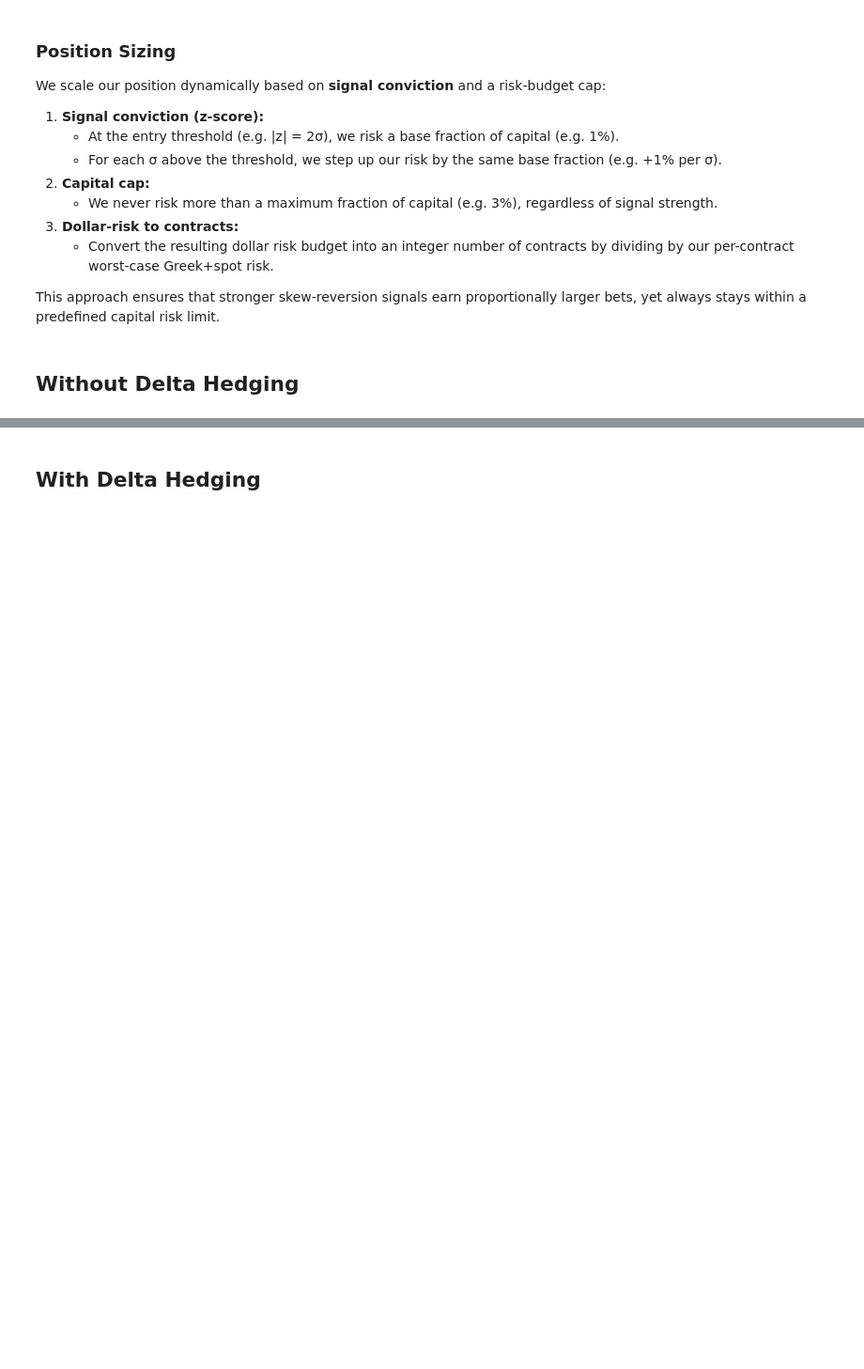
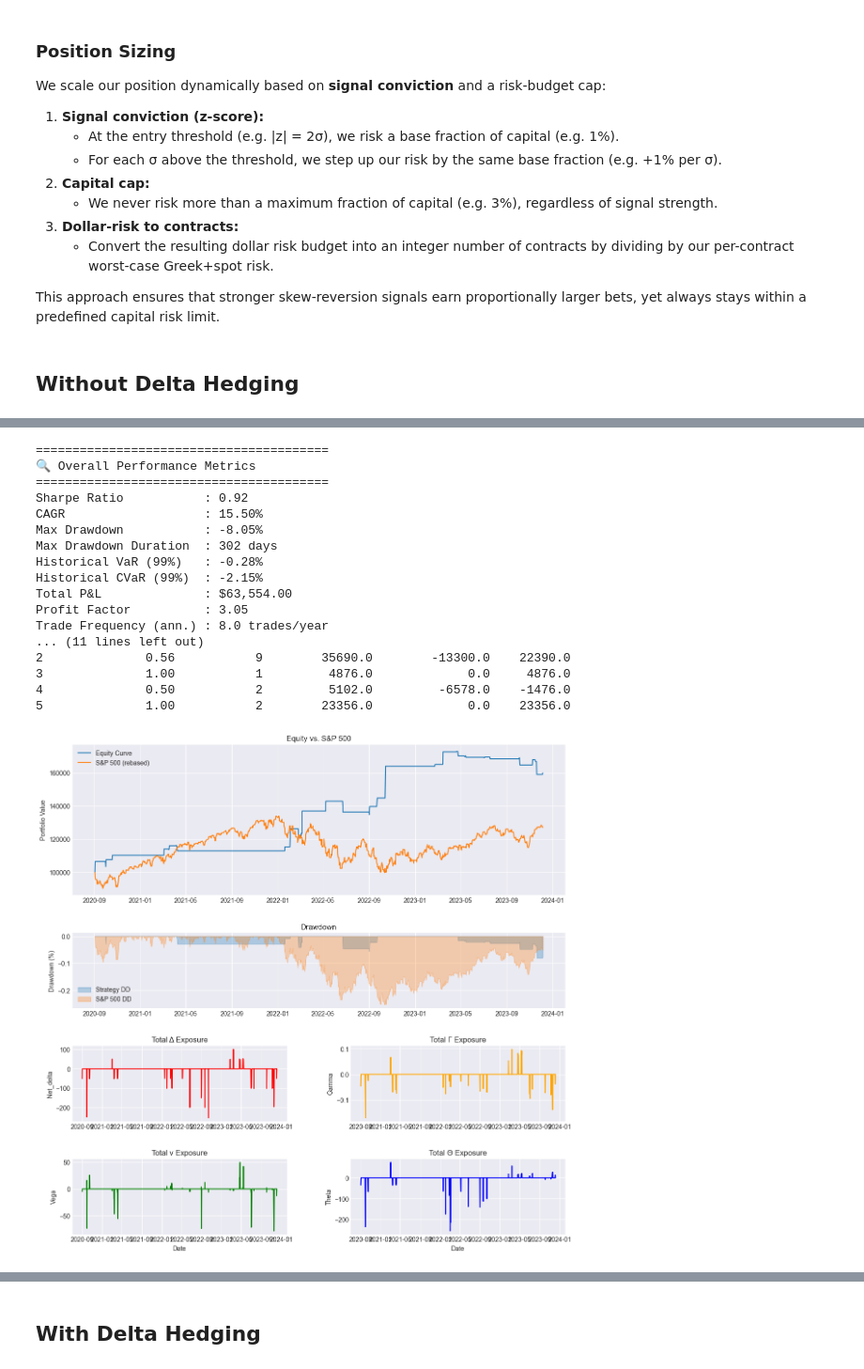
Before and after one commit to anthonymakarewicz/volatility-trading, a Jupyter notebook: skew_trading.ipynb, the cells around one changed output, grey strips where cells are left out. Shown at 94% size. Cells and saved outputs as stored; diff of their text form; code cells hidden in the pictures; blank space fills up the shorter version.

```diff
--- a/skew_trading.ipynb
+++ b/skew_trading.ipynb
@@ -1931,7 +1955,7 @@ def hybrid_sizer(
 
     return n_contracts
 # %%
-# Hedging Instrument
+# Hedging Futures Instrument
 es = yf.Ticker("ES=F")
 df = es.history(start=options.index[0].date(), end=options.index[-1].date(), interval="1d")
 hedge_series = df["Close"]
@@ -1940,7 +1964,7 @@ hedge_series.index = hedge_series.index.tz_localize(None)
 # Filters and Signal
 skewp_filter = SkewPercentileFilter(lower=20, upper=80)
 filters = [skewp_filter]
-z_score_strategy = ZScoreStrategy()
+z_score_strategy = ZScoreStrategy(entry=2)
 
 # Stress scenarios
 scenarios = {
@@ -1952,11 +1976,5 @@ scenarios = {
 }
 
 sp500 = options["underlying_last"].groupby("Date").first()
-bt = Backtester(
-    options, synthetic_skew, vix, hedge_series,
-    z_score_strategy, filters, hybrid_sizer,
-    find_viable_dtes, train_window=1, val_window=1,
-    stop_loss_pct=0.5, take_profit_pct=0.7,
-)
 # %% [markdown]
 ## **Without Delta Hedging**
@@ -1994,0 +1981,35 @@ Trade Frequency (ann.) : 7.4 trades/year
+# %%
+bt = Backtester(
+    options, synthetic_skew, vix, hedge_series,
+    z_score_strategy, filters, hybrid_sizer,
+    find_viable_dtes, train_window=1, val_window=1,
+    stop_loss_pct=1, take_profit_pct=0.7, hedge_size=10000
+)
+summary, trades, mtm, params = bt.walk_forward()
+daily_mtm = bt.to_daily_mtm(mtm)
+
+ph.print_perf_metrics(trades, daily_mtm)
+ph.plot_full_performance(sp500, daily_mtm)
+ph.plot_pnl_attribution(daily_mtm)
+
+stressed_mtm = Backtester.stress_test(daily_mtm, scenarios)
+ph.plot_stressed_pnl(stressed_mtm, daily_mtm, scenarios)
+# %% [output]
+========================================
+🔍 Overall Performance Metrics
+========================================
+Sharpe Ratio           : 0.92
+CAGR                   : 15.50%
+Max Drawdown           : -8.05%
+Max Drawdown Duration  : 302 days
+Historical VaR (99%)   : -0.28%
+Historical CVaR (99%)  : -2.15%
+Total P&L              : $63,554.00
+Profit Factor          : 3.05
+Trade Frequency (ann.) : 8.0 trades/year
+... (11 lines left out)
+2              0.56           9        35690.0        -13300.0    22390.0
+3              1.00           1         4876.0             0.0     4876.0
+4              0.50           2         5102.0         -6578.0    -1476.0
+5              1.00           2        23356.0             0.0    23356.0
+[figure, added]
```
Also changed, not shown: parts of 7 cells of this notebook.
